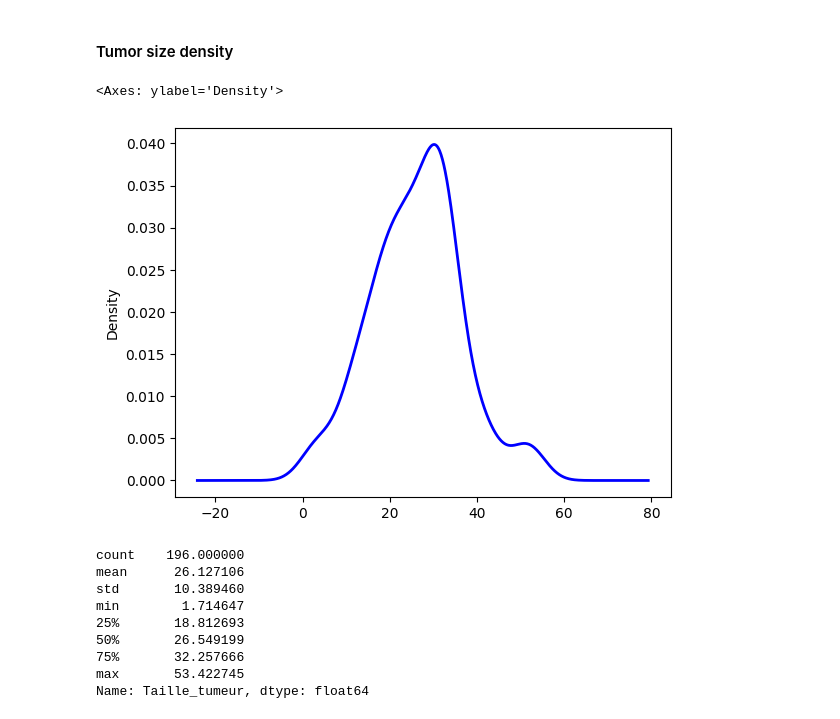
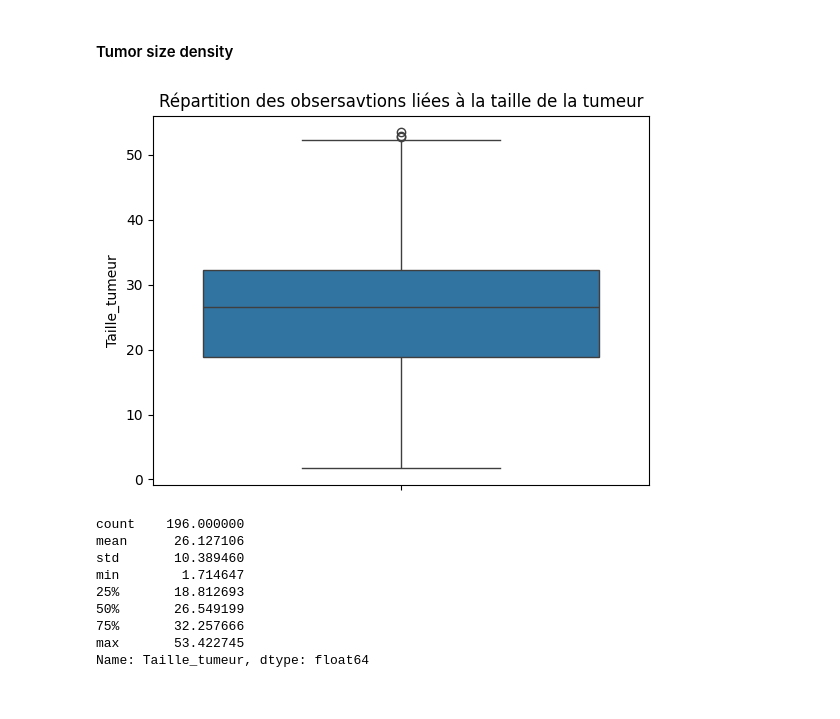
Before and after one commit to dev-byTN/Cancer_Model-Project, a Jupyter notebook: Python_Analysis.ipynb, the cells around one changed output. Drawn from its saved outputs; the diff is of its cells as text; code cells hidden in the pictures.

```diff
--- a/Python_Analysis.ipynb
+++ b/Python_Analysis.ipynb
@@ -126,7 +122,8 @@ rounded = dt
 # %%
-rounded["Taille_tumeur"].plot.density(bw_method='scott', color='blue', linestyle='-', linewidth=2)
-plt.title("Densité des observations concernant la taille de la tumeur")
+sns.boxplot(data = dt["Taille_tumeur"])
+#plt.ylim(0, 100)
+plt.title("Répartition des obsersavtions liées à la taille de la tumeur")
+plt.show()
 # %% [output]
-<Axes: ylabel='Density'>
-[figure, old version]
+[figure, new version]
 # %%
```
Also changed, not shown: parts of 26 cells of this notebook.
